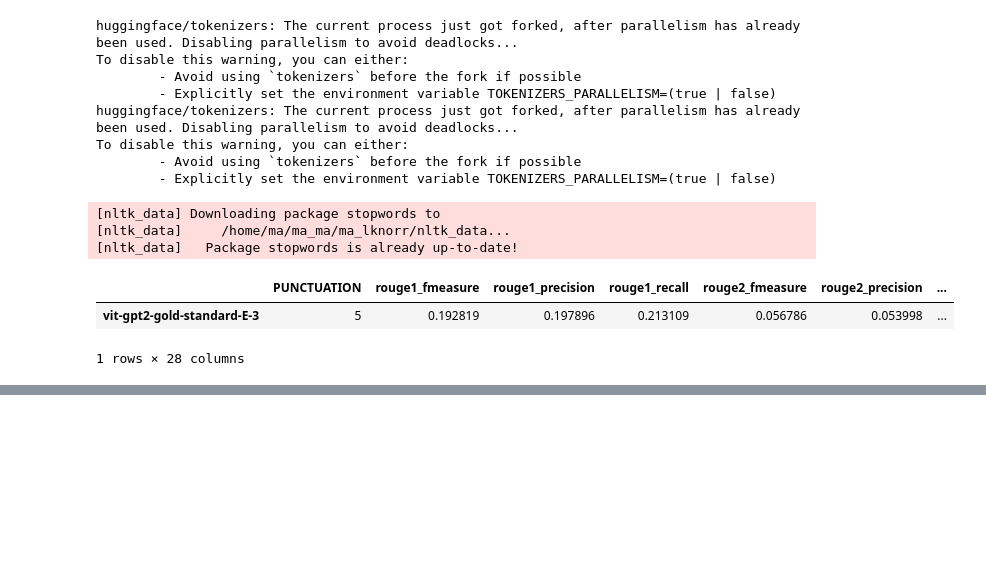
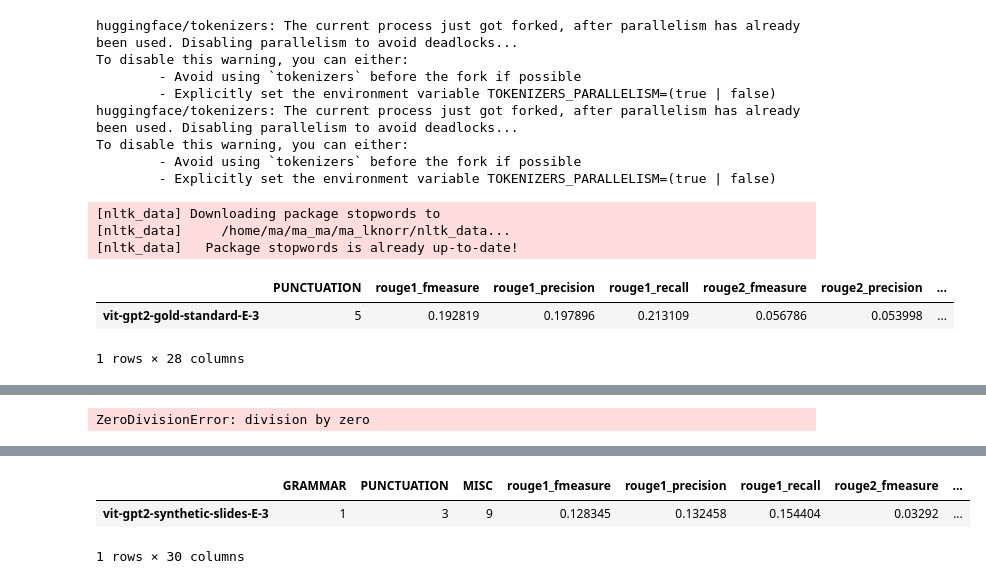
Before and after one commit to Ankinator/ankinator-flashcard-models, a Jupyter notebook: notebooks/models/image-to-text/Image_Captioning_vit_gpt2.ipynb, the cells around one changed output, grey strips where cells are left out. Drawn from its saved outputs; the diff is of its cells as text; code cells hidden in the pictures; blank space fills up the shorter version.

Commit message:
An-52 image captioning models (#19)

```diff
--- a/notebooks/models/image-to-text/Image_Captioning_vit_gpt2.ipynb
+++ b/notebooks/models/image-to-text/Image_Captioning_vit_gpt2.ipynb
@@ -396,0 +493,19 @@ To disable this warning, you can either:
+# %%
+from transformers import default_data_collator
+
+train_dataset=synthetic_slides.dataset["train"]
+eval_dataset=synthetic_slides.dataset["validation"]
+
+# train_dataset=gold_standard.dataset["train"]
+# eval_dataset=gold_standard.dataset["validation"]
+
+trainer = Seq2SeqTrainer(
+    model=model,
+    tokenizer=feature_extractor,
+    args=training_args,
+    train_dataset=train_dataset,
+    eval_dataset=eval_dataset,
+    data_collator=default_data_collator
+)
+trainer.train()
+trainer.save_model("./vit-gpt2-out")
@@ -396,0 +518,4 @@ To disable this warning, you can either:
+# %%
+1/0
+# %% [output]
+ZeroDivisionError: division by zero
@@ -396,0 +524,43 @@ To disable this warning, you can either:
+# %%
+from src.evaluation.eval_main import Metrics
+import nltk
+import torch
+import pandas as pd
+
+nltk.download('wordnet')
+
+model = trainer.model
+
+references = [(row["Page Number"], [row["Question"]]) for idx, row in synthetic_slides.test_metadata.drop_duplicates(subset="Page Number").iterrows()]
+
+max_length = 16
+num_beams = 4
+gen_kwargs = {"max_length": max_length, "num_beams": num_beams}
+device = torch.device("cuda" if torch.cuda.is_available() else "cpu")
+
+pixel_values = synthetic_slides.dataset["test"]["pixel_values"]
+
+slice_size = 50
+batches = [pixel_values[i:i + slice_size] for i in range(0, len(pixel_values), slice_size)]
+predictions = []
+
+for batch in batches:
+    batch = batch.to(device)
+    output_ids = model.generate(batch, **gen_kwargs)
+
+    preds = tokenizer.batch_decode(output_ids, skip_special_tokens=True)
+    preds = [pred.strip() for pred in preds]
+    preds = [(synthetic_slides.test_metadata.iloc[i][0], [pred]) for i, pred in enumerate(preds)]
+    predictions += preds
+
+metrics = Metrics(save_to_file=True)
+
+result = metrics.evaluate(model_output=predictions, references=references),
+
+result = pd.DataFrame(
+    result,
+    index=["vit-gpt2-synthetic-slides-E-3"]
+)
+result.to_csv("out/eval/vit-gpt2-synthetic-slides-E-3.csv")
+result
+# %% [output]
@@ -396,0 +589,3 @@ To disable this warning, you can either:
+|  | GRAMMAR | PUNCTUATION | MISC | rouge1_fmeasure | rouge1_precision | rouge1_recall | rouge2_fmeasure | ... |
+| vit-gpt2-synthetic-slides-E-3 | 1 | 3 | 9 | 0.128345 | 0.132458 | 0.154404 | 0.03292 | ... |
+1 rows × 30 columns
```
Also changed, not shown: parts of 10 cells of this notebook, 7 other files.
